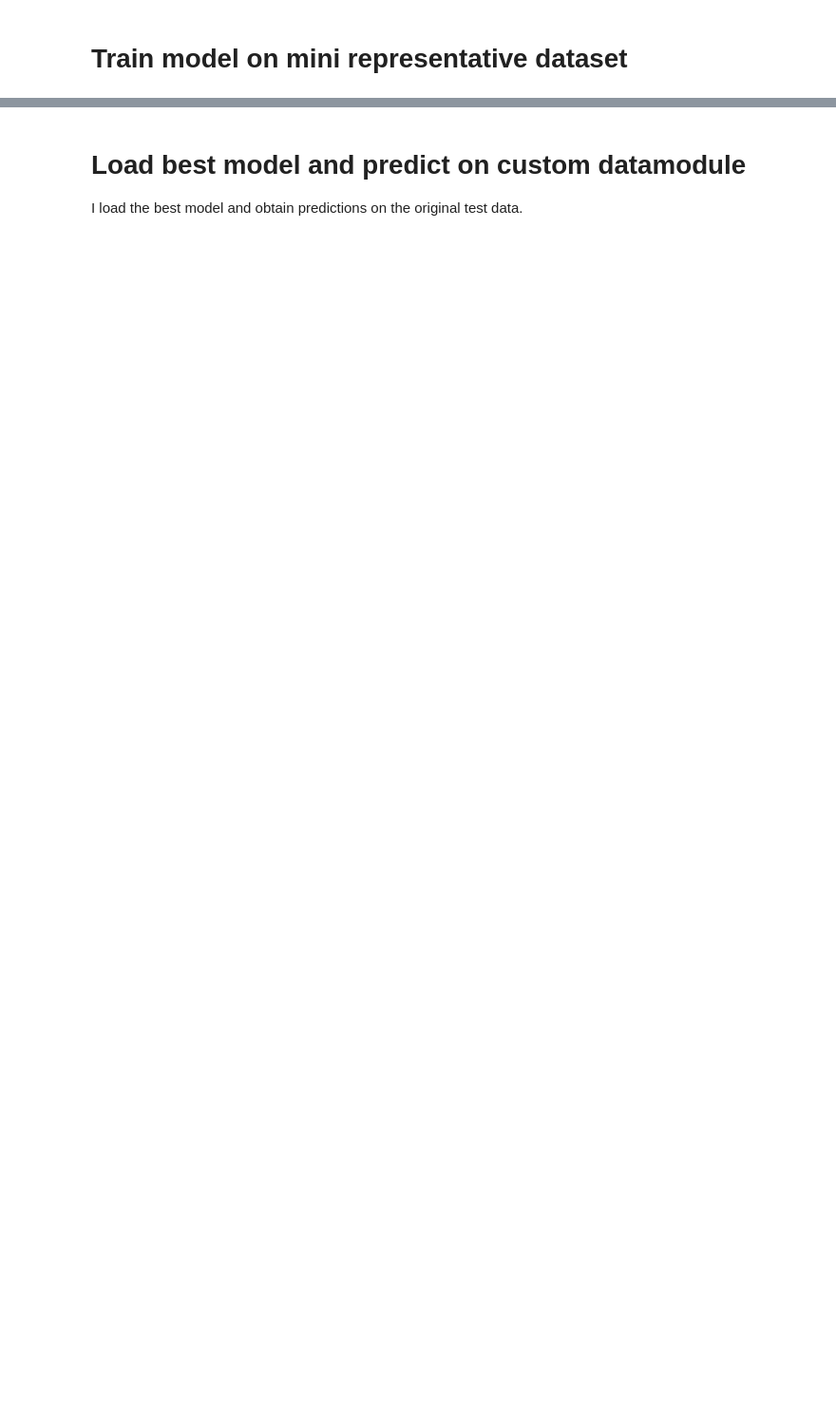
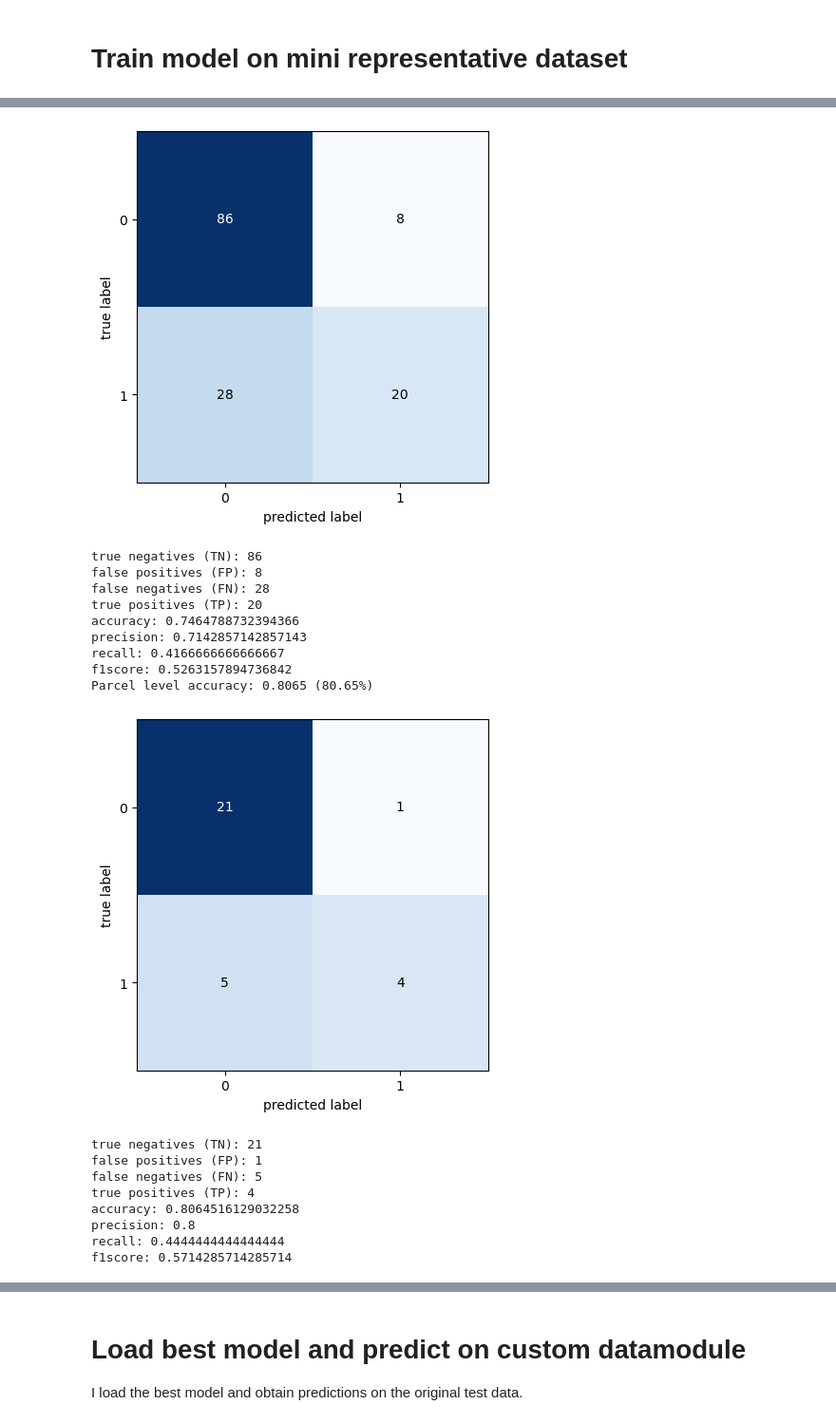
Before and after one commit to kdtb/LBST, a Jupyter notebook: m_view/train.ipynb, the cells around one changed output, grey strips where cells are left out. Shown at 95% size. Saved outputs shown, nothing was run; the diff lists cells and outputs as text; code cells hidden in the pictures; blank space fills up the shorter version.

```diff
--- a/m_view/train.ipynb
+++ b/m_view/train.ipynb
@@ -209,26 +252,46 @@ Loaded model weights from the checkpoint at logs/view\version_0\checkpoints\epoc
 # %%
 # Obtain validation dataset predictions
 lightning_model = NN.load_from_checkpoint(
     path, model=pytorch_model)
 lightning_model.eval();
 
 val_dataloader = dm.val_dataloader()
 
 all_true_labels = []
 all_predicted_labels = []
 for batch in val_dataloader:
     features, labels = batch
 
     with torch.no_grad():
         logits = lightning_model(features)
 
     predicted_labels = torch.argmax(logits, dim=1)
     all_predicted_labels.append(predicted_labels)
     all_true_labels.append(labels)
 
-all_predicted_labels = torch.cat(all_predicted_labels)
-all_true_labels = torch.cat(all_true_labels)
+all_predicted_labels1 = torch.cat(all_predicted_labels)
+all_true_labels1 = torch.cat(all_true_labels)
 
 from plot_loss_and_acc import *
-confusion_matrix(all_predicted_labels, all_true_labels)
-parcel_level(r"C:/Users/kaspe/OneDrive - Aarhus Universitet/Skrivebord/BI/4. semester/Data/LBST/train_view/val_set_1.csv", all_predicted_labels)
+confusion_matrix(all_predicted_labels1, all_true_labels1)
+parcel_level_new(r"C:/Users/kaspe/OneDrive - Aarhus Universitet/Skrivebord/BI/4. semester/Data/LBST/train_view/val_set_1.csv", all_predicted_labels1)
+# %% [output]
+[figure, added]
+true negatives (TN): 86
+false positives (FP): 8
+false negatives (FN): 28
+true positives (TP): 20
+accuracy: 0.7464788732394366
+precision: 0.7142857142857143
+recall: 0.4166666666666667
+f1score: 0.5263157894736842
+Parcel level accuracy: 0.8065 (80.65%)
+[figure, added]
+true negatives (TN): 21
+false positives (FP): 1
+false negatives (FN): 5
+true positives (TP): 4
+accuracy: 0.8064516129032258
+precision: 0.8
+recall: 0.4444444444444444
+f1score: 0.5714285714285714
```
Also changed, not shown: parts of 21 cells of this notebook, 5 other files.
